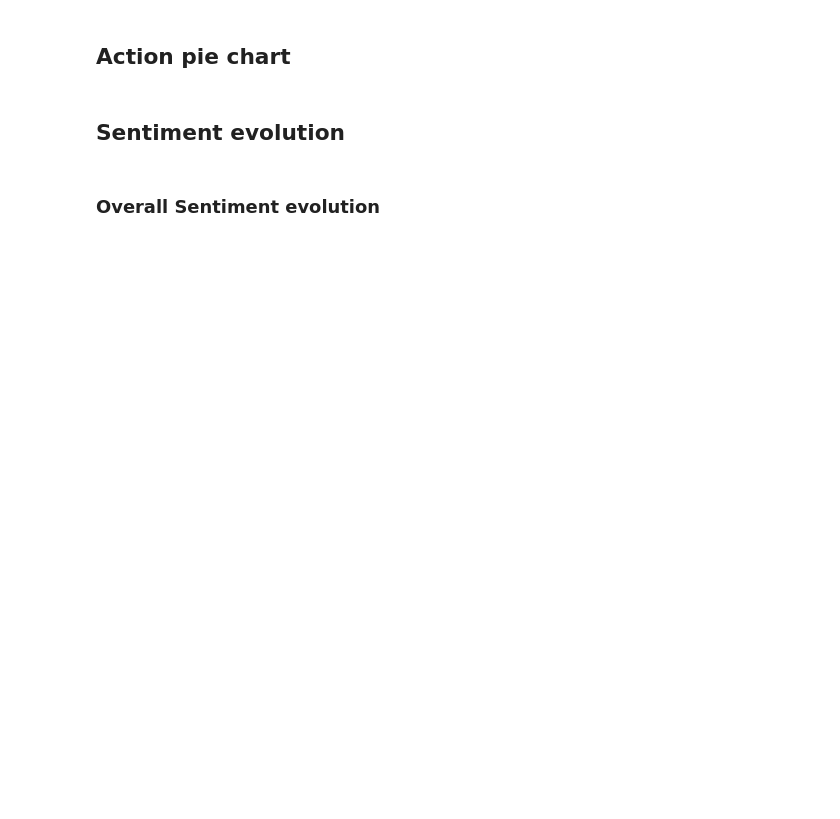
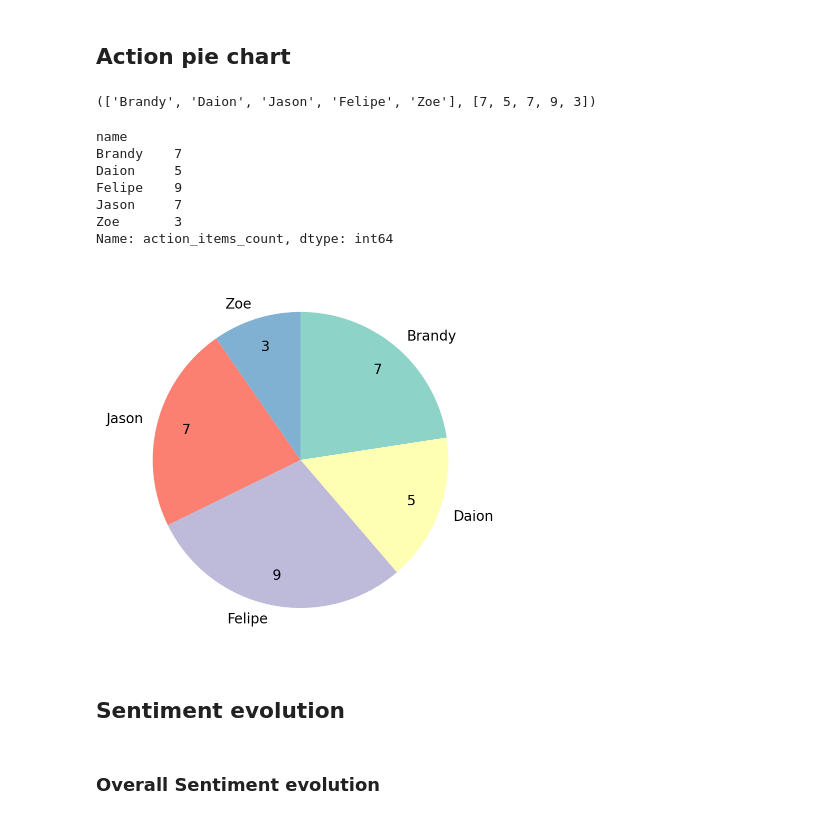
Before and after one commit to MasterMindJB/2025_mmjb_reports, a Jupyter notebook: report_generation.ipynb, the cells around one changed output. Saved outputs shown, nothing was run; the diff lists cells and outputs as text; code cells hidden in the pictures; blank space fills up the shorter version.

Commit message:
Minor Pie chart fix.

```diff
--- a/report_generation.ipynb
+++ b/report_generation.ipynb
@@ -1,7 +1,19 @@
 # %% [markdown]
 # Configuration
 # %%
-file_name = ''
+# file_name = 'FullSailUniversity.mp3'
+# speakers_expected = 7
+# file_name = '2025 Q2 Group 1 Meet 1 - Jon Smith.m4a'
+# speakers_expected = 7 # Actual value=7
+# file_name = '2025 Q2 Group 1 Meet 2 - Mel Reyes.m4a'
+# speakers_expected = 6
+# file_name = 'GMT20250508-161006_Recording.mp4'
+# speakers_expected = 2
+# file_name = '2025 Q2 Group 1 Meet 3 - Zoe Kon.m4a'
+# speakers_expected = 5
+# file_name = 'Debate_Trump_Biden_2024.mp3'
+# speakers_expected = 4
+file_name = '2025 Q2 Group 1 Meet 4 - Brandy Ford.m4a'
 speakers_expected = 5
 # %%
 # Jupyter stuff
@@ -482,27 +768,38 @@ for stat in nice_stats_col_name:
 ## Action pie chart
 # %%
 df_speaker_stats['action_items_count'].index.to_list(), df_speaker_stats['action_items_count'].to_list()
+# %% [output]
+(['Brandy', 'Daion', 'Jason', 'Felipe', 'Zoe'], [7, 5, 7, 9, 3])
 # %%
 import matplotlib.pyplot as plt
 
 # labels = 'Frogs', 'Hogs', 'Dogs', 'Logs'
 # sizes = [15, 30, 45, 10]
 # fig, ax = plt.subplots()
 # ax.pie(sizes, labels=labels)
 
 fig_action_items, ax = plt.subplots()
 colors = plt.get_cmap('Set3').colors
 _df_speaker_stats = df_speaker_stats['action_items_count'].sort_index()
 ax.pie(
     _df_speaker_stats.to_list(),
     labels=_df_speaker_stats.index.to_list(),
-    autopct=lambda x: int(x * _df_speaker_stats.sum() / 100),
+    autopct=lambda x: round(x * _df_speaker_stats.sum() / 100),
     pctdistance=0.8,
     colors=colors,
     counterclock=False,
     startangle=90,
 );
 _df_speaker_stats
+# %% [output]
+name
+Brandy    7
+Daion     5
+Felipe    9
+Jason     7
+Zoe       3
+Name: action_items_count, dtype: int64
+[figure, added]
 # %% [markdown]
 ## Sentiment evolution
 # %% [markdown]
```
Also changed, not shown: parts of 32 cells of this notebook.
